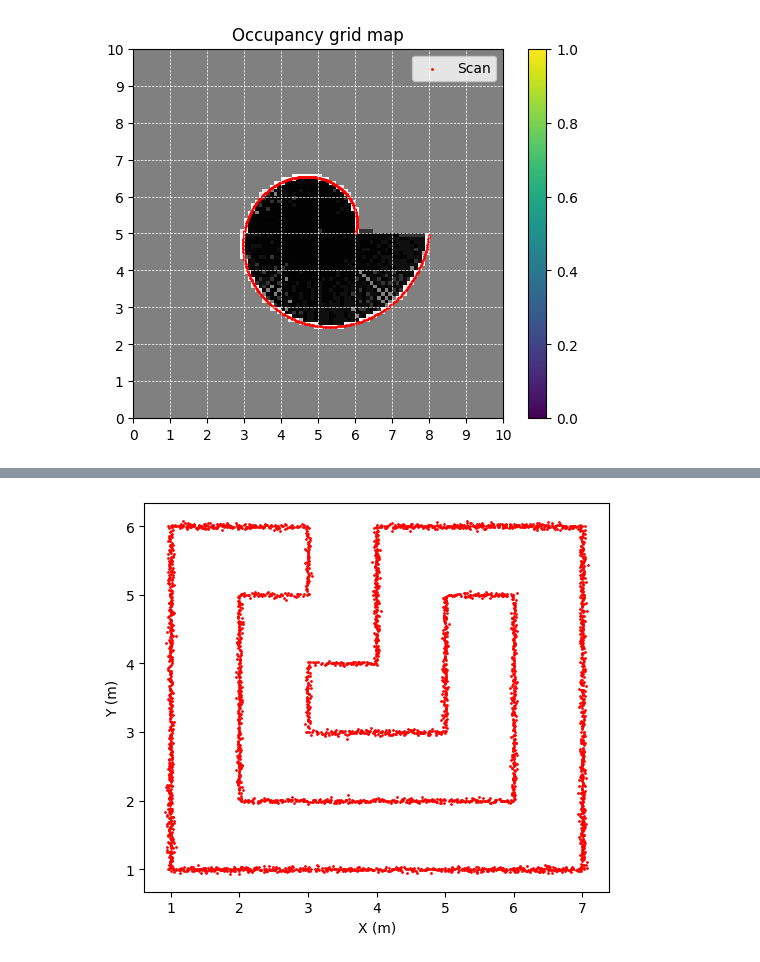
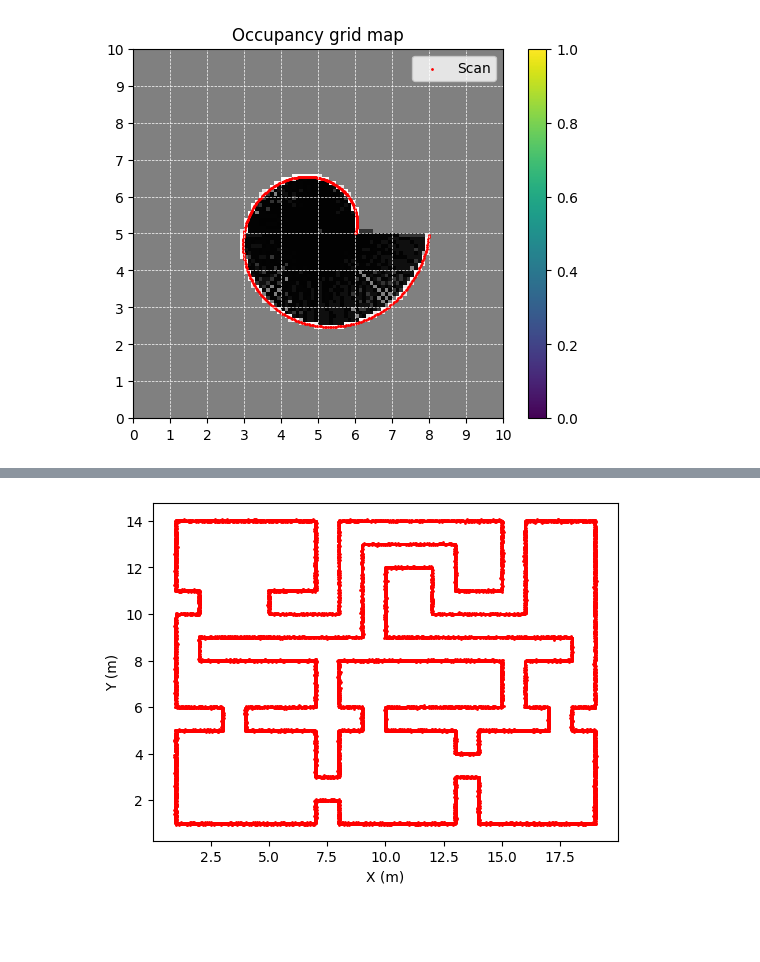
Before and after one commit to micahreich/active-slam-rl, a Jupyter notebook: asrl/ogmapping/ogmapper_tests.ipynb, the cells around one changed output, grey strips where cells are left out. Drawn from its saved outputs; the diff is of its cells as text; code cells hidden in the pictures; blank space fills up the shorter version.

```diff
--- a/asrl/ogmapping/ogmapper_tests.ipynb
+++ b/asrl/ogmapping/ogmapper_tests.ipynb
@@ -128,0 +99,7 @@ Walls shape: (7, 8), Free space shape: (7, 8)
+# %%
+from asrl.slam_sim.array_map import ArrayMap
+
+env = ArrayMap('/home/dev/workspace/asrl/maps/floorplan1.txt', resolution=1, verbose=True)
+height, width = env._walls.shape
+
+og_map = OccupancyGridMapper(0.1, width, height)
@@ -134,25 +131,23 @@ poses = np.zeros((n_poses, 3))
 poses[:, :2] = scan_positions_xy_m
 poses[:, 2] = np.random.uniform(0, 2 * np.pi, n_poses)
 # %%
-scans = [
-    env.raycast_in_map(poses[i]) for i in range(n_poses)
-]
+scans = env.raycast_in_map(poses)
 
 fig, ax = plt.subplots(1, 1, figsize=(6, 6))
 
 for i in range(n_poses):
     pose = SE2(poses[i])
     scan_b_B = scans[i]
     scan_w_W = pose * scan_b_B.T
 
     ax.scatter(scan_w_W[0, :], scan_w_W[1, :], c='red', s=1)
 
 ax.set_xlabel('X (m)')
 ax.set_ylabel('Y (m)')
 ax.set_aspect('equal')
 plt.show()
 # %% [output]
-[figure, old version]
+[figure, new version]
 # %%
 og_map.reset()
 
```
Also changed, not shown: parts of 6 cells of this notebook, 5 other files.
